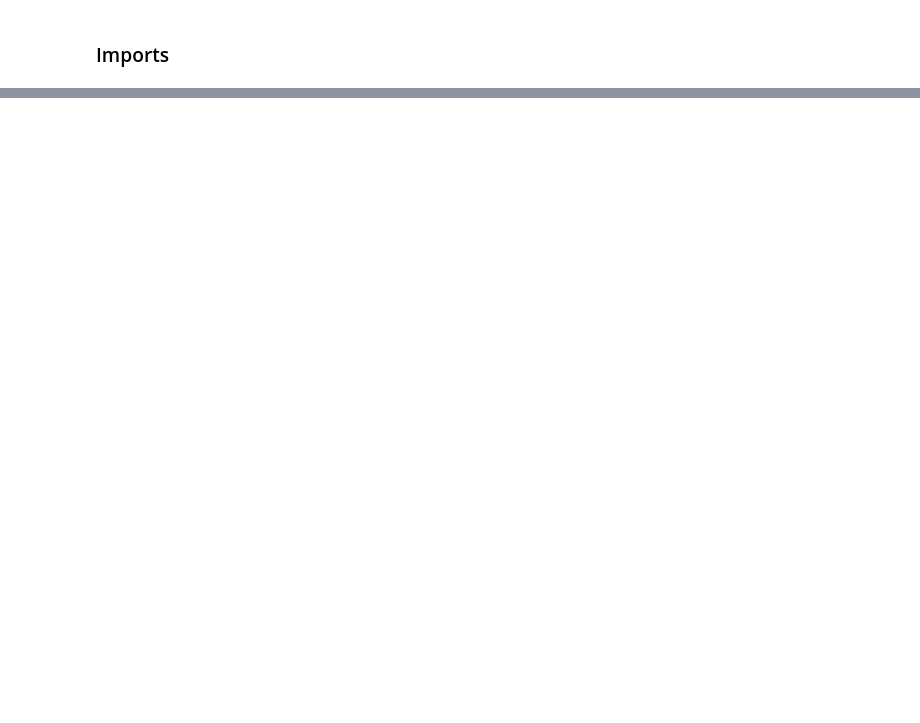
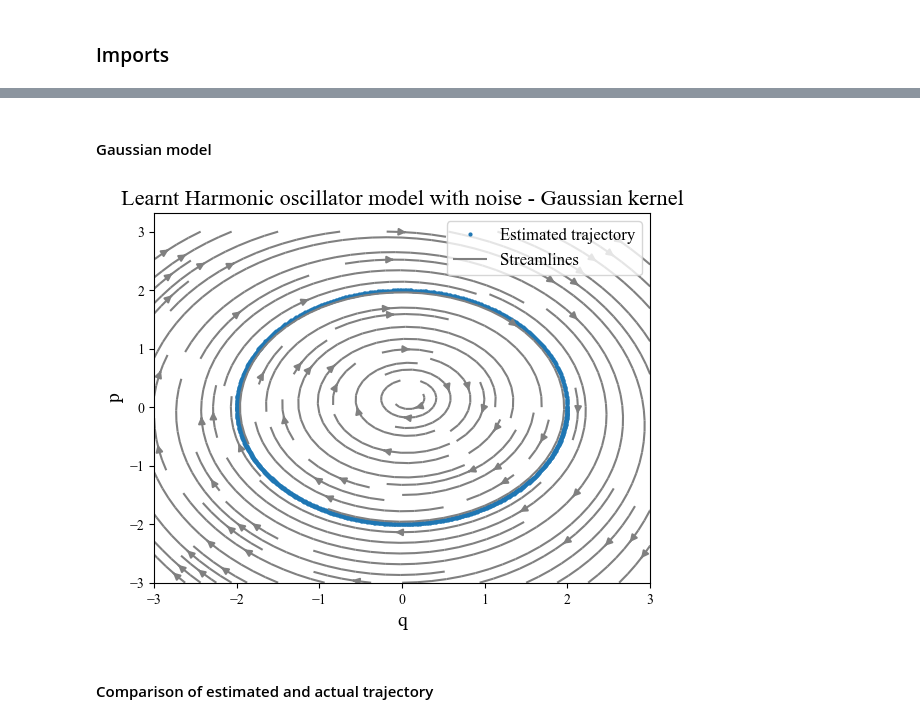
Before and after one commit to helenatp/tpk4960, a Jupyter notebook: src/hamilton/hamilton_harmonic_oscillator.ipynb, the cells around one changed output, grey strips where cells are left out. Cells and saved outputs as stored; diff of their text form; code cells hidden in the pictures; blank space fills up the shorter version.

```diff
--- a/src/hamilton/hamilton_harmonic_oscillator.ipynb
+++ b/src/hamilton/hamilton_harmonic_oscillator.ipynb
@@ -260,0 +377,2 @@ fig_ho_w_rff.show()
+# %%
+alpha_gauss = alpha_approx(x_train, y_train, dim_of_function, num_of_samples, lambda_, num_of_points)
@@ -260,0 +381,33 @@ fig_ho_w_rff.show()
+# %% [markdown]
+#### Gaussian model
+# %%
+def learnt_model_gauss(t, x):
+    func = capital_psi(x, w, b, num_of_samples, dim_of_function) @ alpha_gauss
+    return func
+
+data_series = solve_ivp(learnt_model_gauss, timespan, start_state, t_eval=t).y
+# %%
+u_learnt_gaussian = np.zeros(X1.shape)
+v_learnt_gaussian = np.zeros(X1.shape)
+
+# for loop to get the velocity at each point witht the learnt model
+for (i, j), value in np.ndenumerate(X1):
+    Y_prime = learnt_model_gauss(t, np.array([value, X2[i, j]]))
+    u_learnt_gaussian[i, j] = Y_prime[0]
+    v_learnt_gaussian[i, j] = Y_prime[1]
+
+# Plot simulated trajectory and streamslices for learnt model
+fig_harmonic_oscillator_hamilton = plt.figure(6)
+plt.title('Learnt Harmonic oscillator model - Gaussian kernel', fontsize=16)
+if noise: plt.title('Learnt Harmonic oscillator model with noise - Gaussian kernel', fontsize=16)
+plt.plot(data_series[0, :], data_series[1, :], '.', markersize = 4)
+plt.streamplot(X1, X2, u_learnt_gaussian, v_learnt_gaussian, density = 1.1, color ='gray')
+plt.xlabel('q', fontsize=14)
+plt.ylabel('p', fontsize=14)
+plt.legend(['Estimated trajectory', 'Streamlines'], loc = 'upper right', frameon = True , prop ={'size': 12 } )
+fig_harmonic_oscillator_hamilton.show()
+#plt.savefig(r"hamilton_figures\harmonic_oscillator_hamilton_gauss_model_lf"+filename, format ="eps")
+# %% [output]
+[figure, added]
+# %% [markdown]
+#### Comparison of estimated and actual trajectory
```
Also changed, not shown: parts of 60 cells of this notebook, 4 other files.
